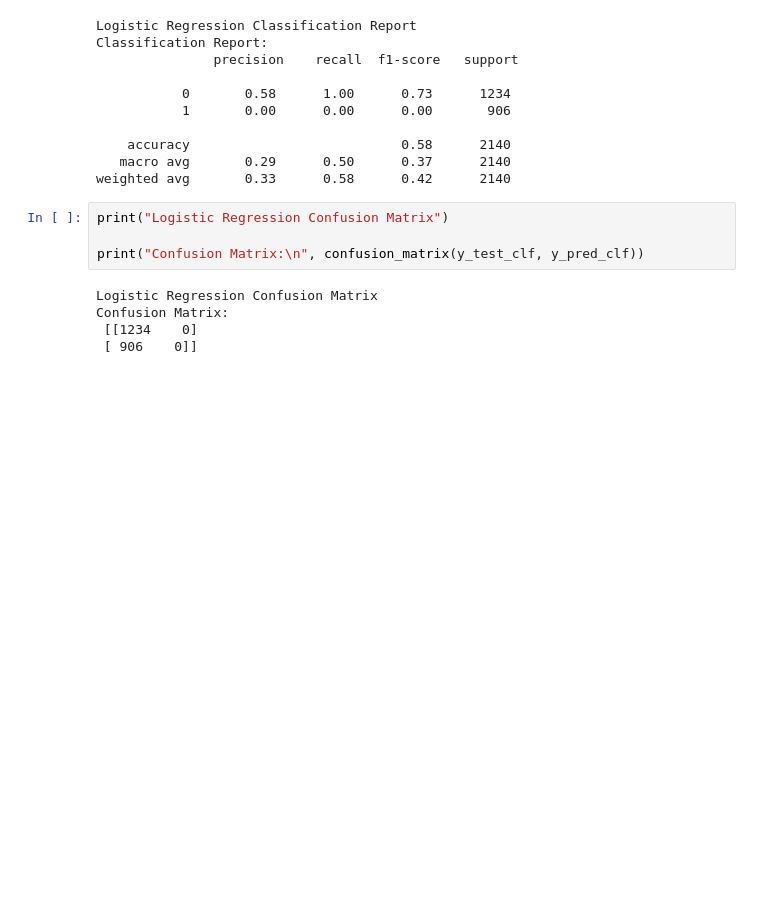
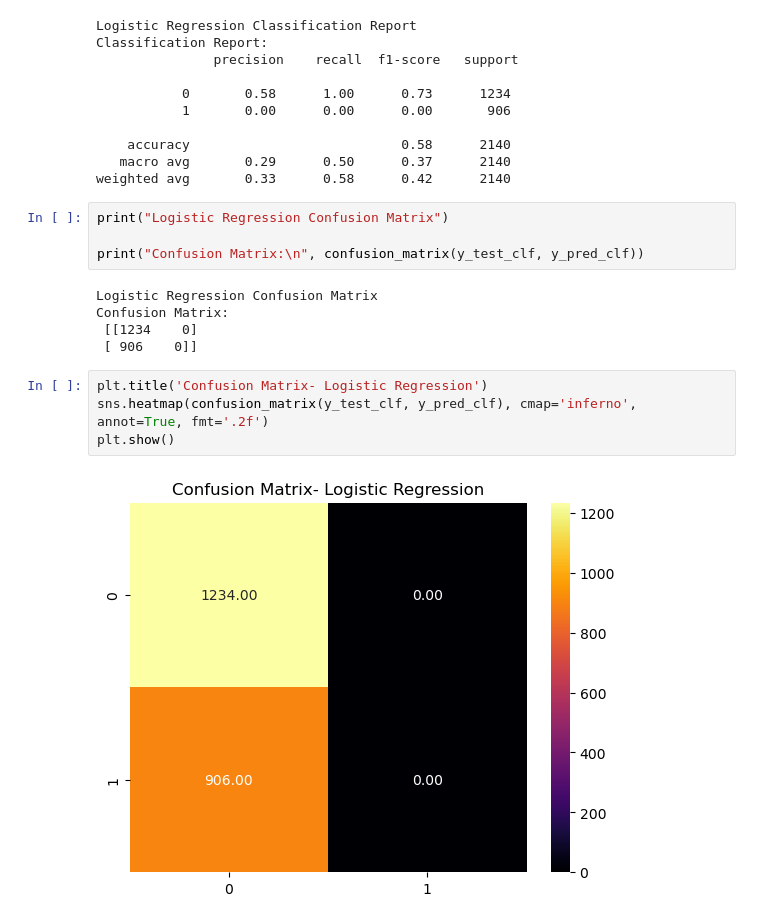
Before and after one commit to Hoodup/Machine-Learning-, a Jupyter notebook: Supervised_Learning/ML - CustomerChurn.ipynb, the cells around one changed output. Drawn from its saved outputs; the diff is of its cells as text; blank space fills up the shorter version.

Commit message:
Viz on Confusion Matrix

```diff
--- a/Supervised_Learning/ML - CustomerChurn.ipynb
+++ b/Supervised_Learning/ML - CustomerChurn.ipynb
@@ -481,3 +481,9 @@ Logistic Regression Confusion Matrix
 Confusion Matrix:
  [[1234    0]
  [ 906    0]]
+# %%
+plt.title('Confusion Matrix- Logistic Regression')
+sns.heatmap(confusion_matrix(y_test_clf, y_pred_clf), cmap='inferno', annot=True, fmt='.2f')
+plt.show()
+# %% [output]
+[figure, added]
```
